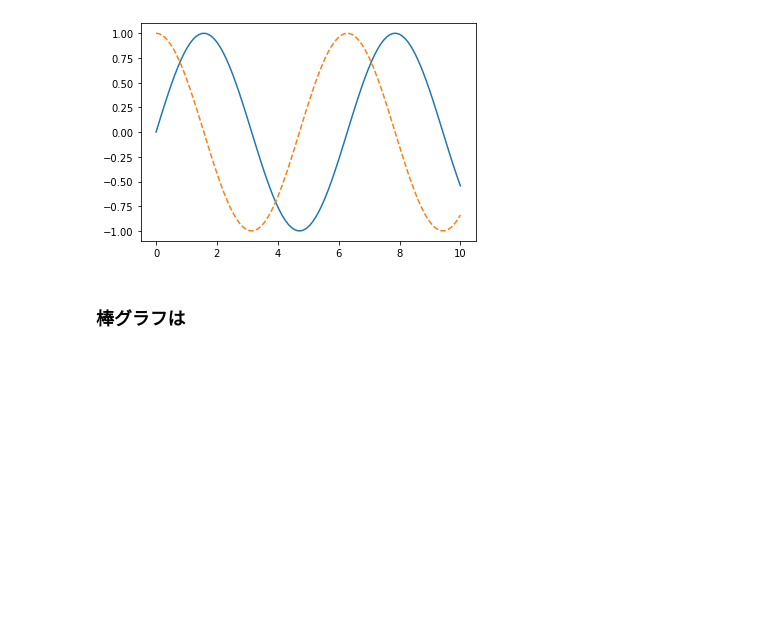
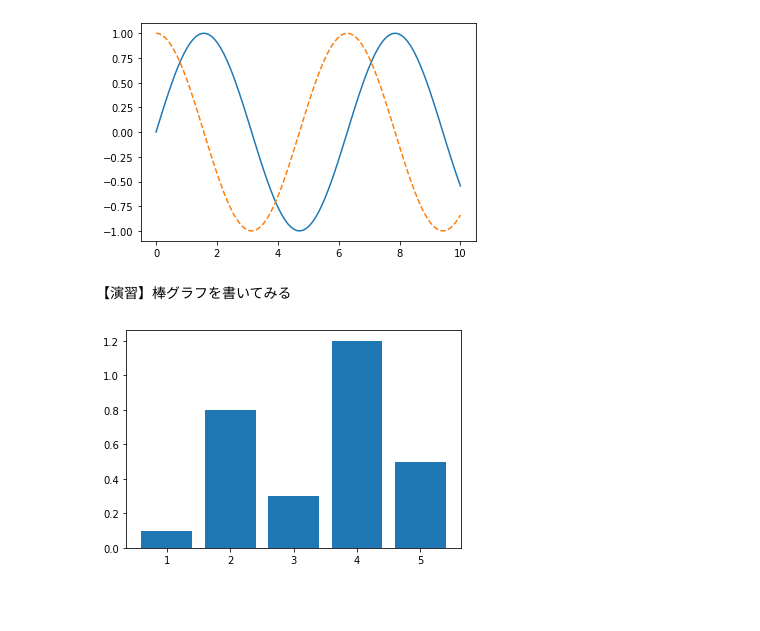
Before and after one commit to FujiiNoritsugu/Python_DataScience, a Jupyter notebook: try_matplot.ipynb, the cells around one changed output. Drawn from its saved outputs; the diff is of its cells as text; code cells hidden in the pictures; blank space fills up the shorter version.

```diff
--- a/try_matplot.ipynb
+++ b/try_matplot.ipynb
@@ -41,7 +41,14 @@ plt.show()
 fig.savefig('test3.png')
 # %% [output]
 [figure]
-# %% [markdown]
-### 棒グラフは
+# %% [markdown]
+【演習】棒グラフを書いてみる
+# %%
+left = np.array([1,2,3,4,5])
+height = np.array([0.1, 0.8, 0.3, 1.2, 0.5])
+plt.bar(left, height)
+plt.show()
+# %% [output]
+[figure, added]
 # %% [markdown]
 ###
```
Also changed, not shown: parts of 2 cells of this notebook, 2 other files.
